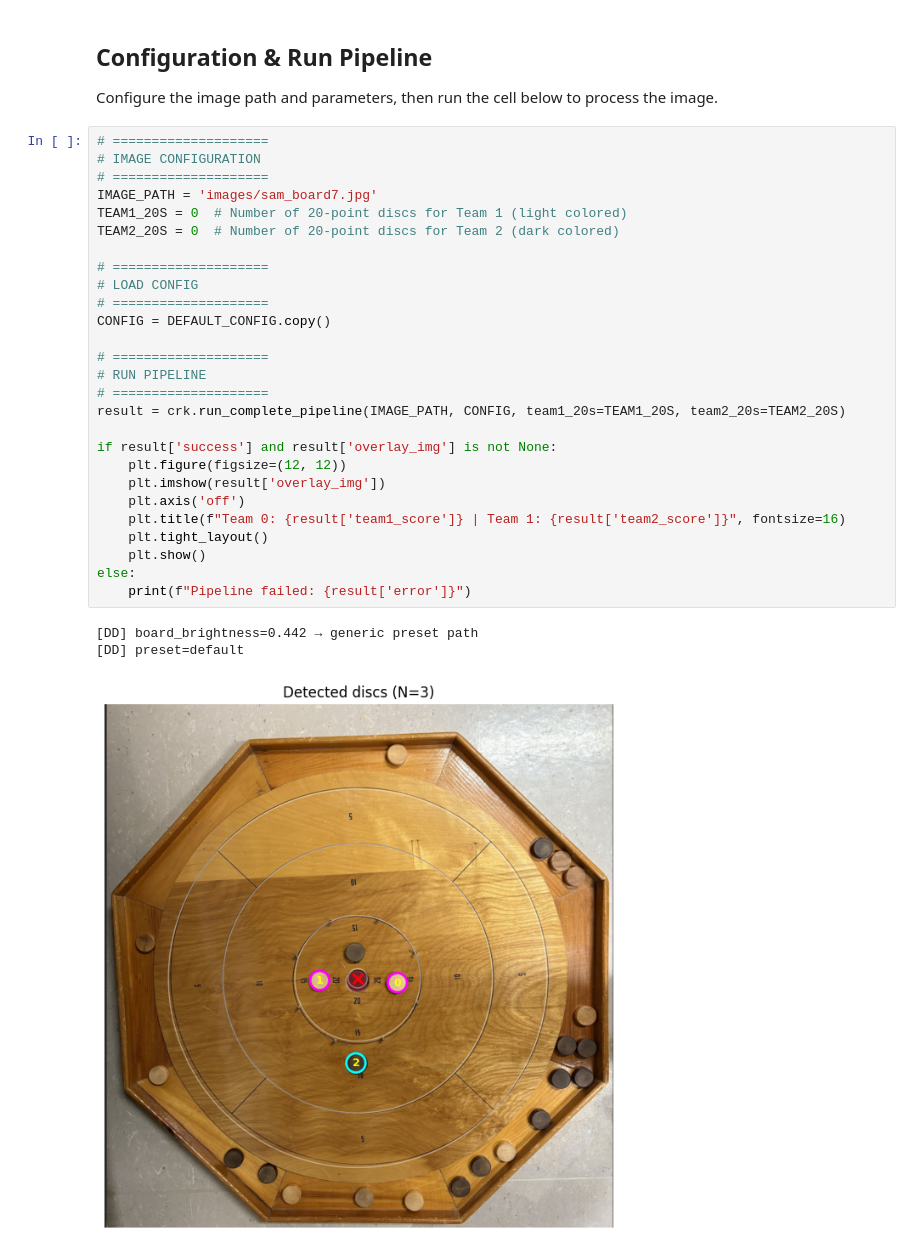
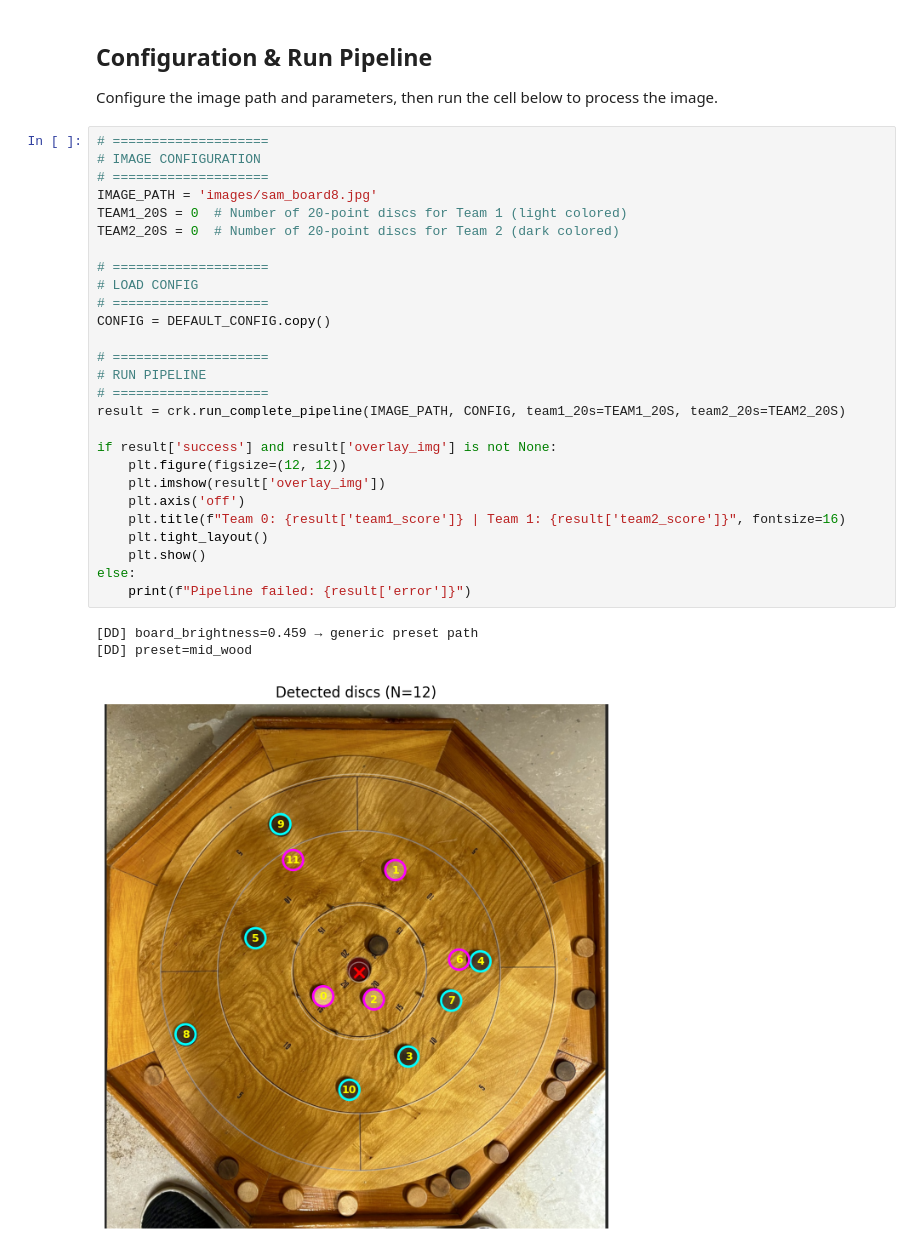
Before and after one commit to bushwill/CMPT819-Project, a Jupyter notebook: run_script2.ipynb, the cells around one changed output. Cells and saved outputs as stored; diff of their text form.

```diff
--- a/run_script2.ipynb
+++ b/run_script2.ipynb
@@ -18,31 +18,31 @@ Configure the image path and parameters, then run the cell below to process the
 # %%
 # ====================
 # IMAGE CONFIGURATION
 # ====================
-IMAGE_PATH = 'images/sam_board7.jpg'
+IMAGE_PATH = 'images/sam_board8.jpg'
 TEAM1_20S = 0  # Number of 20-point discs for Team 1 (light colored)
 TEAM2_20S = 0  # Number of 20-point discs for Team 2 (dark colored)
 
 # ====================
 # LOAD CONFIG
 # ====================
 CONFIG = DEFAULT_CONFIG.copy()
 
 # ====================
 # RUN PIPELINE
 # ====================
 result = crk.run_complete_pipeline(IMAGE_PATH, CONFIG, team1_20s=TEAM1_20S, team2_20s=TEAM2_20S)
 
 if result['success'] and result['overlay_img'] is not None:
     plt.figure(figsize=(12, 12))
     plt.imshow(result['overlay_img'])
     plt.axis('off')
     plt.title(f"Team 0: {result['team1_score']} | Team 1: {result['team2_score']}", fontsize=16)
     plt.tight_layout()
     plt.show()
 else:
     print(f"Pipeline failed: {result['error']}")
 # %% [output]
-[DD] board_brightness=0.442 → generic preset path
-[DD] preset=default
+[DD] board_brightness=0.459 → generic preset path
+[DD] preset=mid_wood
-[figure, old version]
+[figure, new version]
```
Also changed, not shown: parts of 1 cell of this notebook, 16 other files.
